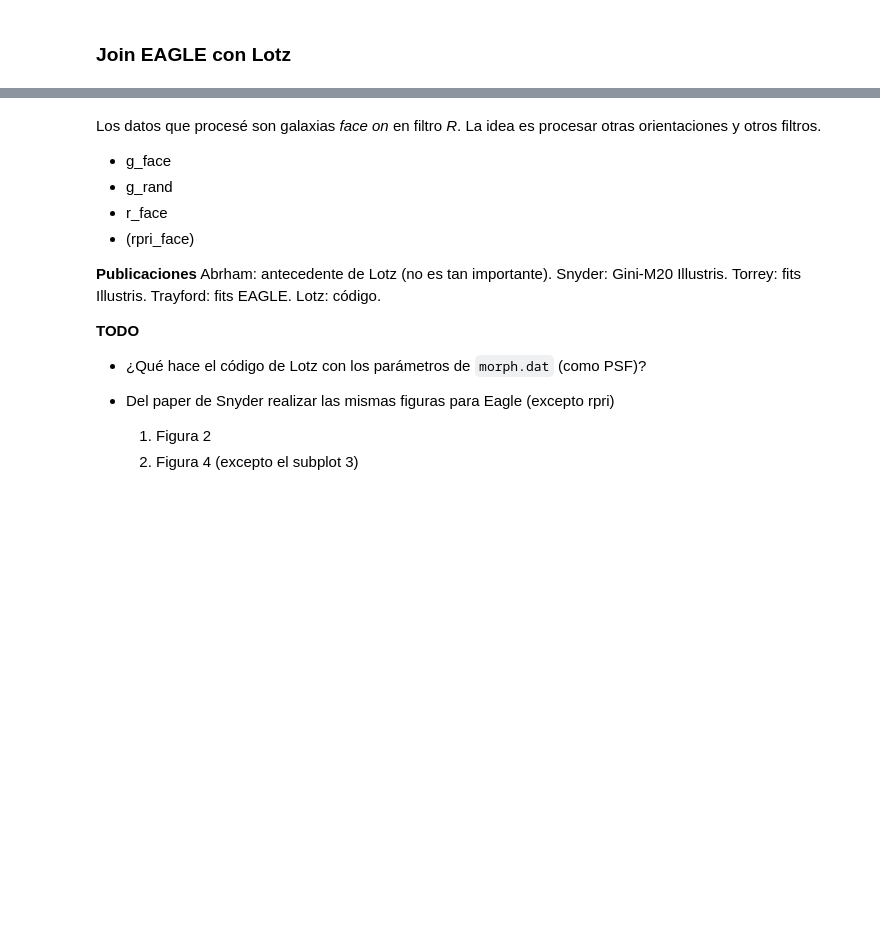
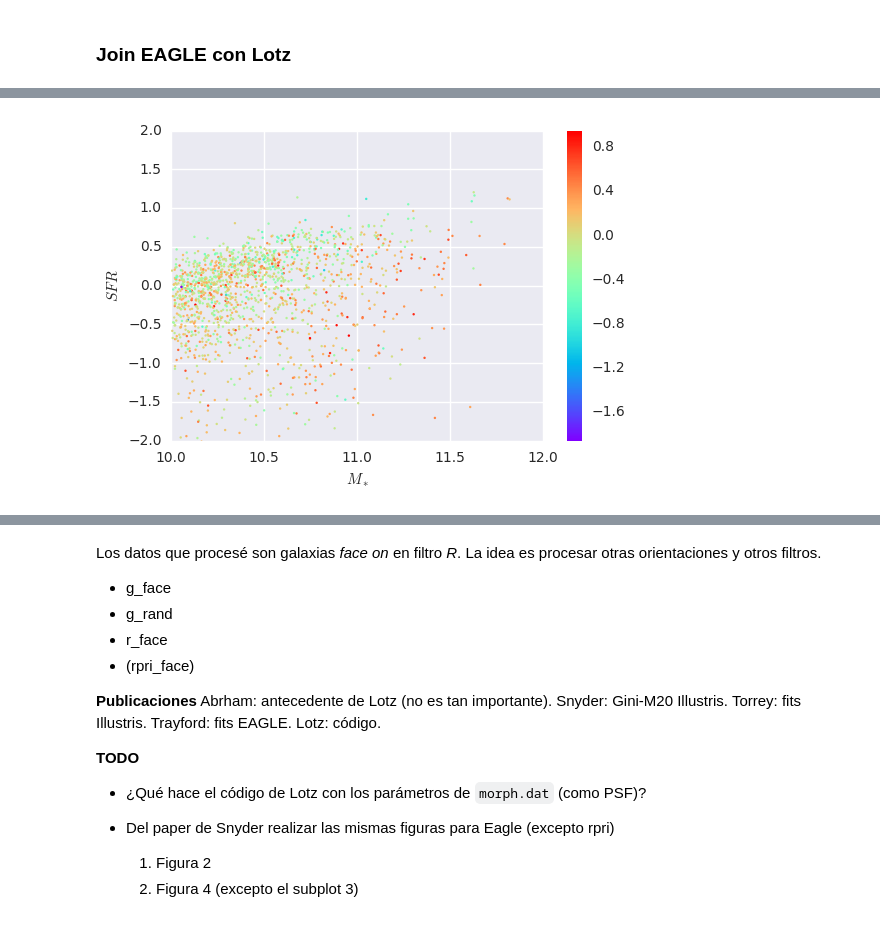
Before and after one commit to matiasbattocchia/ex_tesis, a Jupyter notebook: código/Morfologías.ipynb, the cells around one changed output, grey strips where cells are left out. Cells and saved outputs as stored; diff of their text form; code cells hidden in the pictures; blank space fills up the shorter version.

```diff
--- a/código/Morfologías.ipynb
+++ b/código/Morfologías.ipynb
@@ -178,0 +237,10 @@ plt.savefig('gini_m20.png')
+# %%
+plt.scatter(x=np.log10(df.mass), y=np.log10(df.sfr), c=df.f, s=3, edgecolor='none', cmap='rainbow')
+plt.colorbar()
+plt.xlabel('$M_*$')
+plt.ylabel('$SFR$')
+plt.ylim(-2,2)
+plt.xlim(10,12)
+plt.savefig('SFR_vs_mass.png')
+# %% [output]
+[figure, added]
```
Also changed, not shown: parts of 14 cells of this notebook, 7 other files.
